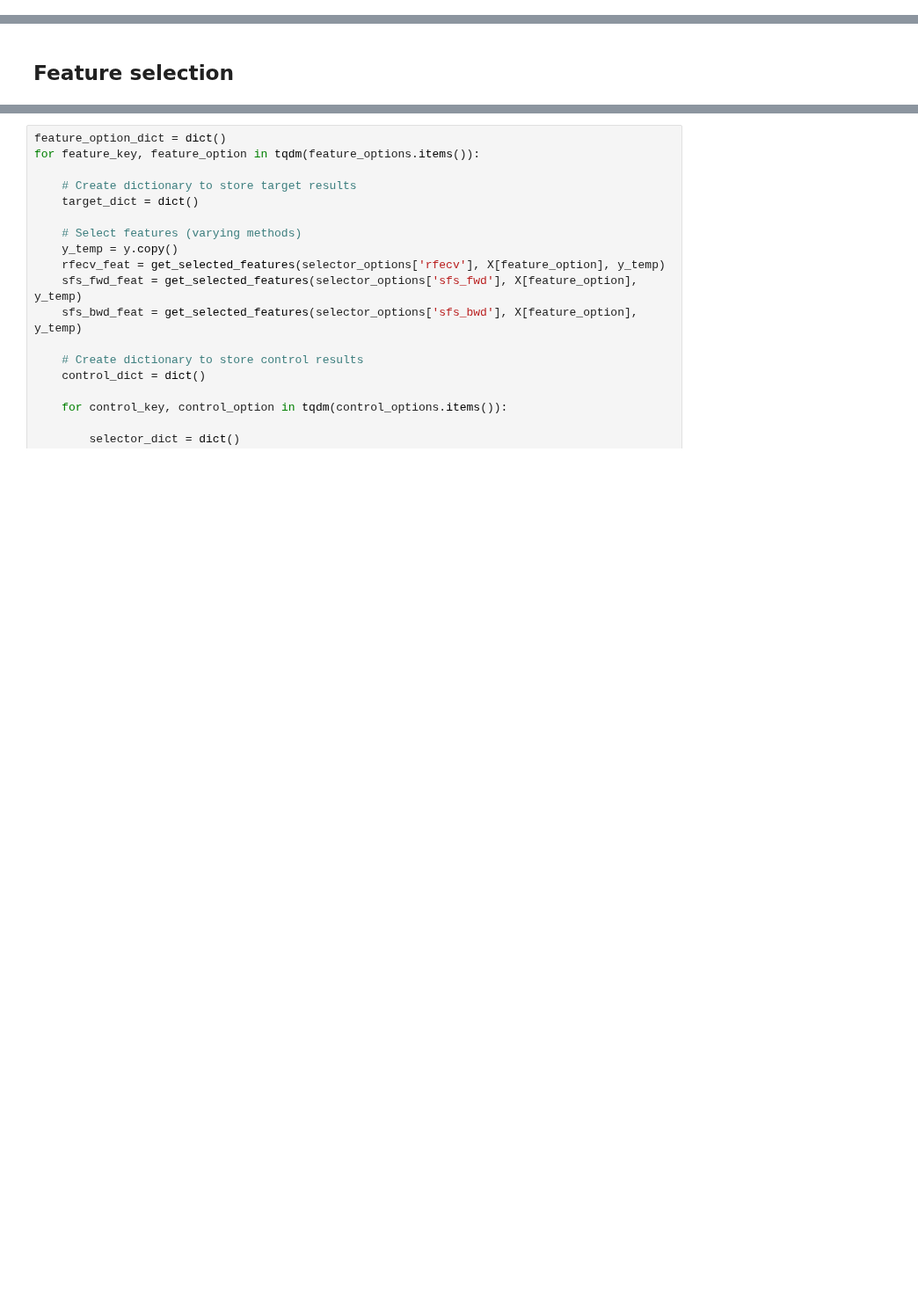
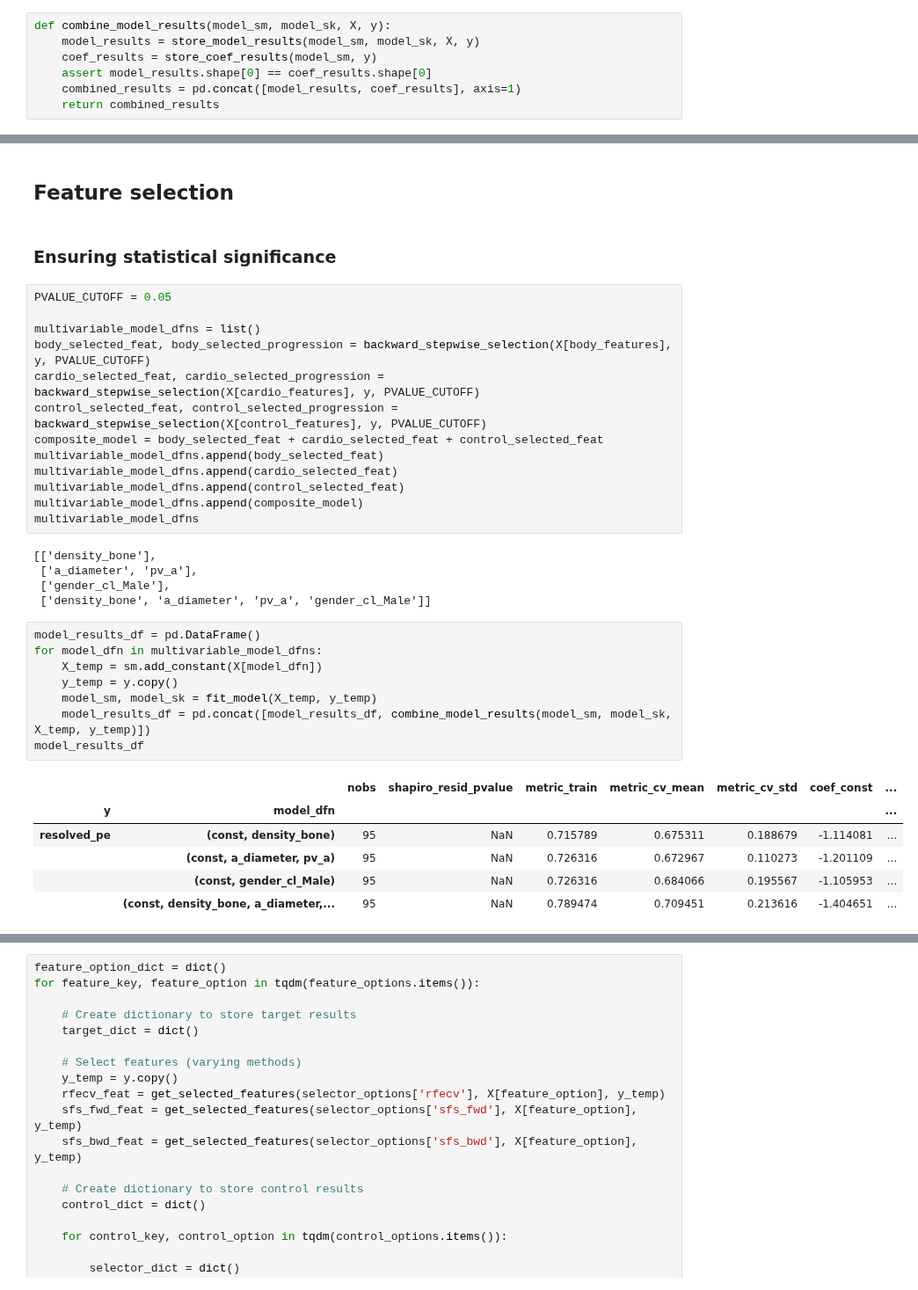
Before and after one commit to qaust/iCPET, a Jupyter notebook: src/logit.ipynb, the cells around one changed output, grey strips where cells are left out. Shown at 88% size. Saved outputs shown, nothing was run; the diff lists cells and outputs as text; blank space fills up the shorter version.

Commit message:
chore: added backward stepwise feature selection ensuring stat signif.

```diff
--- a/src/logit.ipynb
+++ b/src/logit.ipynb
@@ -191,6 +241,13 @@ def store_coef_results(model_sm, y):
     results = results.pivot(index=['y', 'model_dfn'], columns=['x'], values=['coef', 'pval', 'signif'])
     results.columns = ['_'.join(idx) for idx in results.columns]
     return results
+# %%
+def combine_model_results(model_sm, model_sk, X, y):
+    model_results = store_model_results(model_sm, model_sk, X, y)
+    coef_results = store_coef_results(model_sm, y)
+    assert model_results.shape[0] == coef_results.shape[0]
+    combined_results = pd.concat([model_results, coef_results], axis=1)
+    return combined_results
 # %% [markdown]
 ## Example
 # %%
@@ -325,3 +382,38 @@ get_selected_features(selector_options['sfs_bwd'], X[body_features], y)
 ['density_intermuscular_fat', 'volume_bone', 'density_bone', 'bmi']
 # %% [markdown]
 ## Feature selection
+# %% [markdown]
+### Ensuring statistical significance
+# %%
+PVALUE_CUTOFF = 0.05
+
+multivariable_model_dfns = list()
+body_selected_feat, body_selected_progression = backward_stepwise_selection(X[body_features], y, PVALUE_CUTOFF)
+cardio_selected_feat, cardio_selected_progression = backward_stepwise_selection(X[cardio_features], y, PVALUE_CUTOFF)
+control_selected_feat, control_selected_progression = backward_stepwise_selection(X[control_features], y, PVALUE_CUTOFF)
+composite_model = body_selected_feat + cardio_selected_feat + control_selected_feat
+multivariable_model_dfns.append(body_selected_feat)
+multivariable_model_dfns.append(cardio_selected_feat)
+multivariable_model_dfns.append(control_selected_feat)
+multivariable_model_dfns.append(composite_model)
+multivariable_model_dfns
+# %% [output]
+[['density_bone'],
+ ['a_diameter', 'pv_a'],
+ ['gender_cl_Male'],
+ ['density_bone', 'a_diameter', 'pv_a', 'gender_cl_Male']]
+# %%
+model_results_df = pd.DataFrame()
+for model_dfn in multivariable_model_dfns:
+    X_temp = sm.add_constant(X[model_dfn])
+    y_temp = y.copy()
+    model_sm, model_sk = fit_model(X_temp, y_temp)
+    model_results_df = pd.concat([model_results_df, combine_model_results(model_sm, model_sk, X_temp, y_temp)])
+model_results_df
+# %% [output]
+|  |  | nobs | shapiro_resid_pvalue | metric_train | metric_cv_mean | metric_cv_std | coef_const | ... |
+| y | model_dfn |  |  |  |  |  |  | ... |
+| resolved_pe | (const, density_bone) | 95 | NaN | 0.715789 | 0.675311 | 0.188679 | -1.114081 | ... |
+|  | (const, a_diameter, pv_a) | 95 | NaN | 0.726316 | 0.672967 | 0.110273 | -1.201109 | ... |
+|  | (const, gender_cl_Male) | 95 | NaN | 0.726316 | 0.684066 | 0.195567 | -1.105953 | ... |
+|  | (const, density_bone, a_diameter,... | 95 | NaN | 0.789474 | 0.709451 | 0.213616 | -1.404651 | ... |
```
Also changed, not shown: parts of 4 cells of this notebook, 2 other files.
